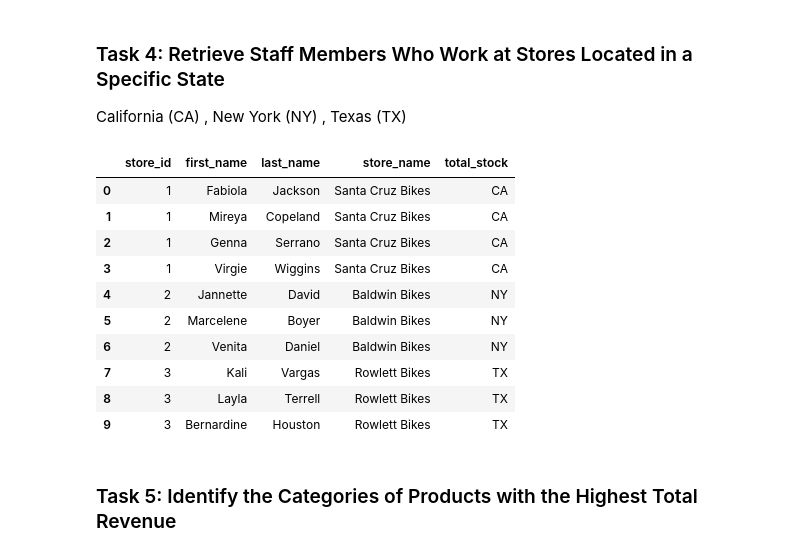
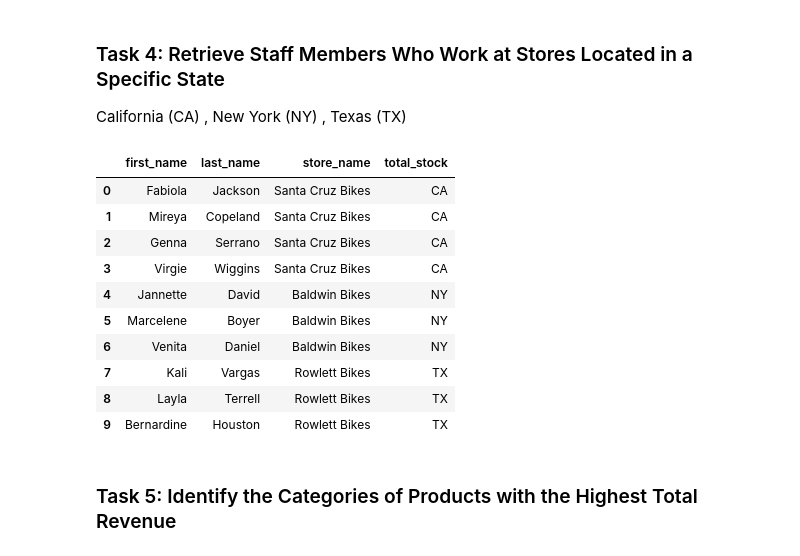
Before and after one commit to Mahmoudehab39/sql_Workshop, a Jupyter notebook: Mahmoud_Ehab_SQL_Workshop.ipynb, the cells around one changed output. Drawn from its saved outputs; the diff is of its cells as text; code cells hidden in the pictures.

```diff
--- a/Mahmoud_Ehab_SQL_Workshop.ipynb
+++ b/Mahmoud_Ehab_SQL_Workshop.ipynb
@@ -329,21 +329,21 @@ tables
 ### Task 4: Retrieve Staff Members Who Work at Stores Located in a Specific State
 California (CA) , New York (NY) , Texas (TX)
 # %%
-tables = pd.read_sql("""SELECT s.store_id ,st.first_name, st.last_name, s.store_name, s.state as total_stock  FROM stores s join staffs st on st.store_id = s.store_id
+tables = pd.read_sql("""SELECT st.first_name, st.last_name, s.store_name, s.state as total_stock  FROM stores s join staffs st on st.store_id = s.store_id
                        where s.state in ('CA','NY','TX') ;""", connection)
 tables
 # %% [output]
-|  | store_id | first_name | last_name | store_name | total_stock |
-| 0 | 1 | Fabiola | Jackson | Santa Cruz Bikes | CA |
-| 1 | 1 | Mireya | Copeland | Santa Cruz Bikes | CA |
-| 2 | 1 | Genna | Serrano | Santa Cruz Bikes | CA |
-| 3 | 1 | Virgie | Wiggins | Santa Cruz Bikes | CA |
-| 4 | 2 | Jannette | David | Baldwin Bikes | NY |
-| 5 | 2 | Marcelene | Boyer | Baldwin Bikes | NY |
-| 6 | 2 | Venita | Daniel | Baldwin Bikes | NY |
-| 7 | 3 | Kali | Vargas | Rowlett Bikes | TX |
-| 8 | 3 | Layla | Terrell | Rowlett Bikes | TX |
-| 9 | 3 | Bernardine | Houston | Rowlett Bikes | TX |
+|  | first_name | last_name | store_name | total_stock |
+| 0 | Fabiola | Jackson | Santa Cruz Bikes | CA |
+| 1 | Mireya | Copeland | Santa Cruz Bikes | CA |
+| 2 | Genna | Serrano | Santa Cruz Bikes | CA |
+| 3 | Virgie | Wiggins | Santa Cruz Bikes | CA |
+| 4 | Jannette | David | Baldwin Bikes | NY |
+| 5 | Marcelene | Boyer | Baldwin Bikes | NY |
+| 6 | Venita | Daniel | Baldwin Bikes | NY |
+| 7 | Kali | Vargas | Rowlett Bikes | TX |
+| 8 | Layla | Terrell | Rowlett Bikes | TX |
+| 9 | Bernardine | Houston | Rowlett Bikes | TX |
 # %% [markdown]
 ### Task 5: Identify the Categories of Products with the Highest Total Revenue
 # %%
```
Also changed, not shown: parts of 1 cell of this notebook.
